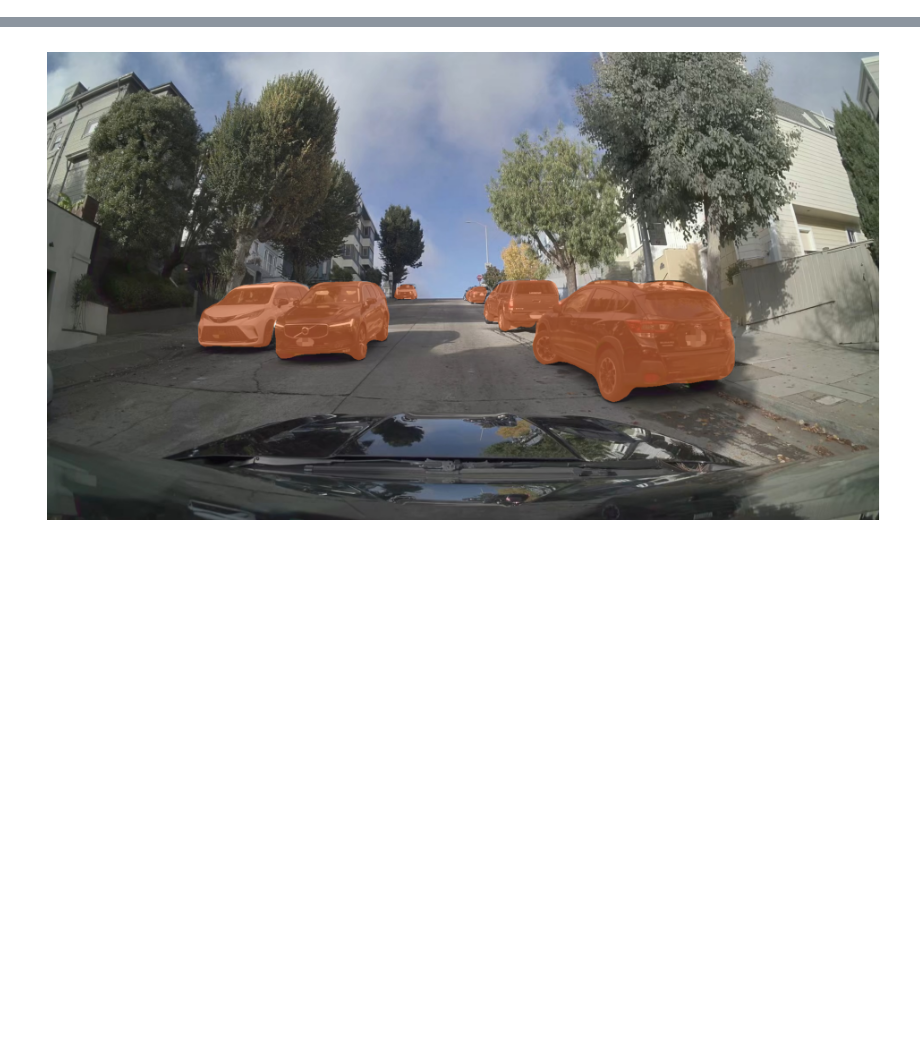
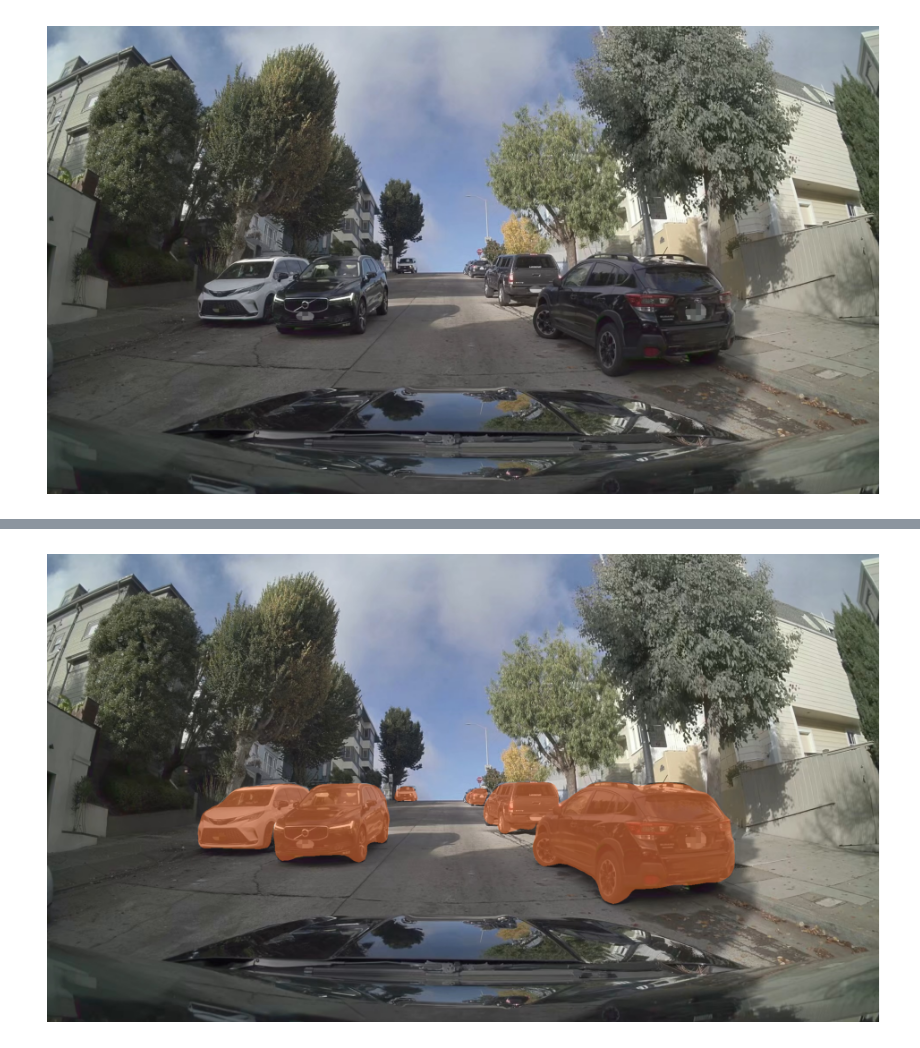
Before and after one commit to leeclemnet/rf-mot3d, a Jupyter notebook: rf-mot3d.ipynb, the cells around one changed output, grey strips where cells are left out. Saved outputs shown, nothing was run; the diff lists cells and outputs as text; code cells hidden in the pictures; blank space fills up the shorter version.

```diff
--- a/rf-mot3d.ipynb
+++ b/rf-mot3d.ipynb
@@ -3 +12,9 @@ API_KEY = "YOUR_API_KEY"
+# %%
+import supervision as sv
+from PIL import Image
+
+image = Image.open("sample_data/original.jpg")
+sv.plot_image(image)
+# %% [output]
+[figure, added]
 # %%
```
Also changed, not shown: parts of 8 cells of this notebook, 3 other files.
